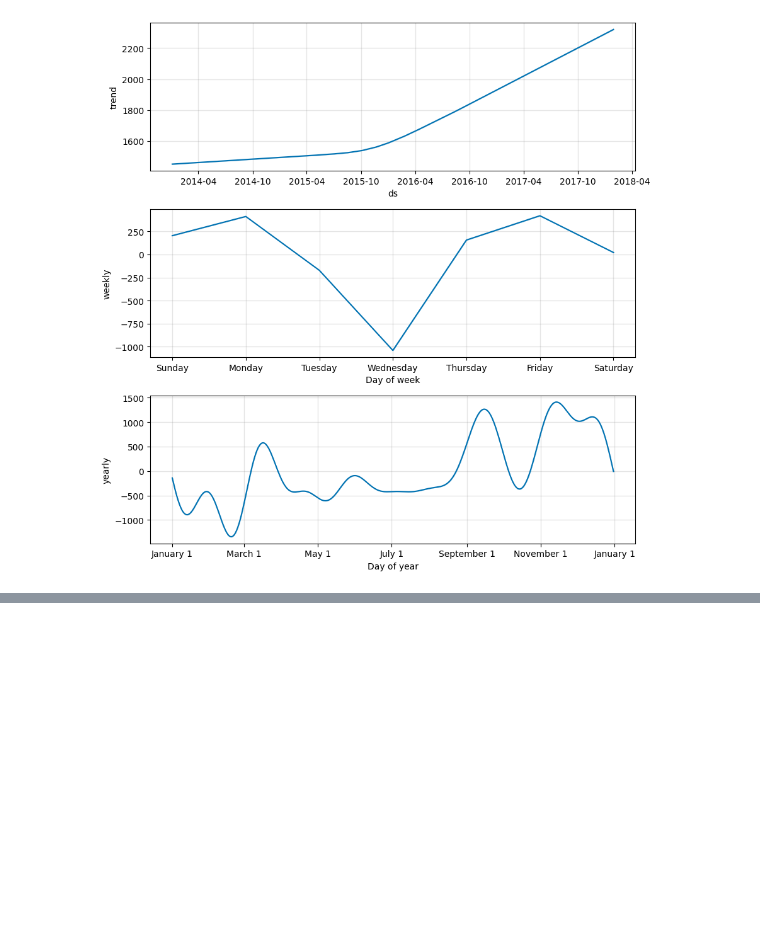
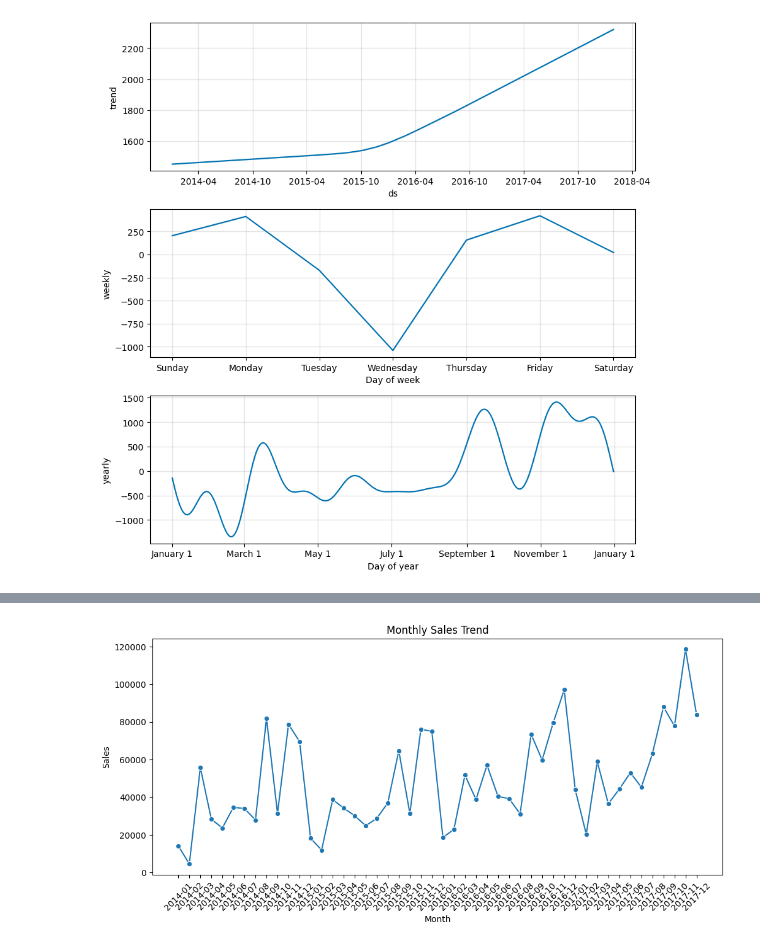
Before and after one commit to anshkumar2311/AI-Powered-Sales-Forecasting-Dashboard, a Jupyter notebook: ai-powered-sales-forecasting-dashboard.ipynb, the cells around one changed output, grey strips where cells are left out. Drawn from its saved outputs; the diff is of its cells as text; code cells hidden in the pictures; blank space fills up the shorter version.

Commit message:
sales forecasting

```diff
--- a/ai-powered-sales-forecasting-dashboard.ipynb
+++ b/ai-powered-sales-forecasting-dashboard.ipynb
@@ -210,0 +232,32 @@ model.plot_components(forecast)
+# %%
+#from each row of Order Date we are fetching all this
+df['Month'] = df['Order Date'].dt.month
+df['Year'] = df['Order Date'].dt.year
+df['Week'] = df['Order Date'].dt.isocalendar().week
+df['Day'] = df['Order Date'].dt.day
+df['DayOfWeek'] = df['Order Date'].dt.dayofweek
+# %%
+df['IsWeekend'] = df['DayOfWeek'].apply(lambda x: 1 if x >= 5 else 0)
+# %%
+# some manually holiday we given
+import datetime
+df['IsHoliday'] = df['Order Date'].isin([
+    datetime.datetime(2019, 1, 1),
+    datetime.datetime(2019, 8, 15),
+    datetime.datetime(2019, 10, 2),
+    datetime.datetime(2019, 12, 25)
+]).astype(int)
+# %%
+df['7D_MA'] = df['Sales'].rolling(window=7).mean()  # 7 fays mobving average
+# %%
+# 4.1. Total Sales per Month
+df['Month']=df['Order Date'].dt.to_period('M')
+monthly_sales = df.groupby('Month')['Sales'].sum().reset_index()
+monthly_sales['Month']=monthly_sales['Month'].astype(str)
+plt.figure(figsize=(12,5)) # graph canvas size
+sns.lineplot(data=monthly_sales, x='Month', y='Sales', marker='o') # marker='o' means graph will dot
+plt.xticks(rotation=45)
+plt.title('Monthly Sales Trend')
+plt.show()
+# %% [output]
+[figure, added]
```
Also changed, not shown: parts of 22 cells of this notebook.
